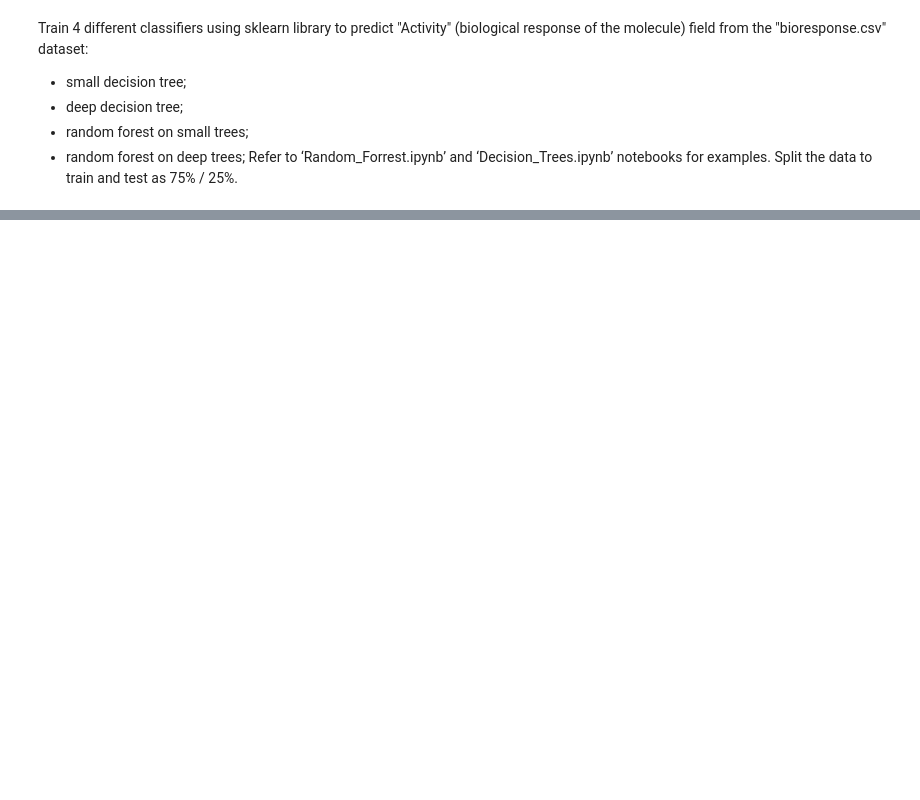
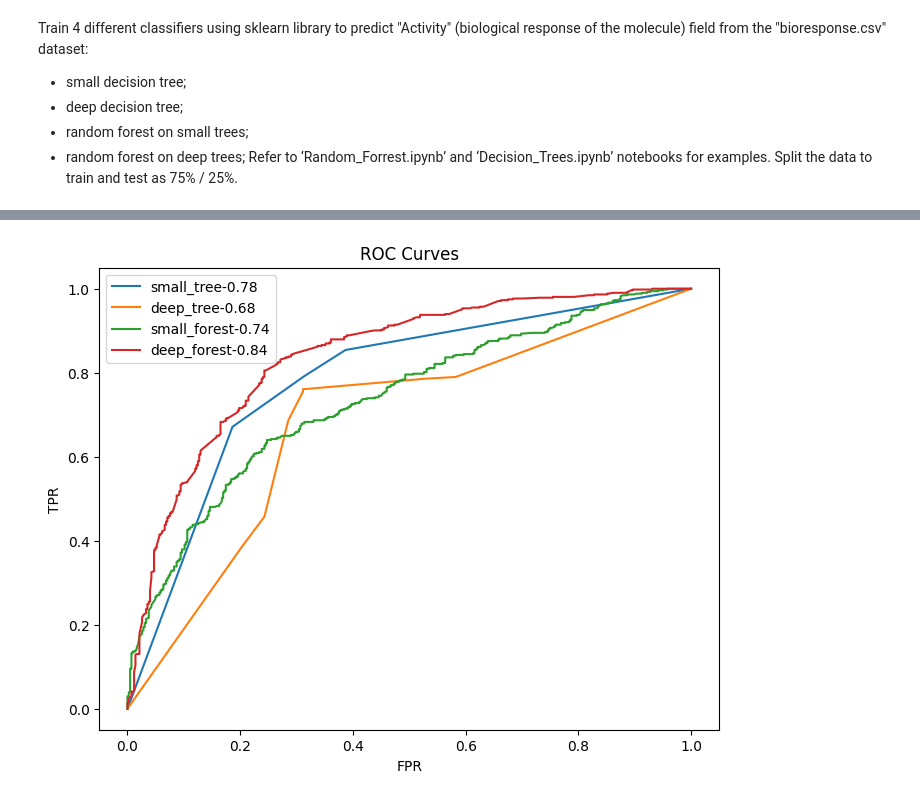
Before and after one commit to abrleva8/machine_learning, a Jupyter notebook: ht/1/ht_01_Abramian.ipynb, the cells around one changed output, grey strips where cells are left out. Saved outputs shown, nothing was run; the diff lists cells and outputs as text; code cells hidden in the pictures; blank space fills up the shorter version.

```diff
--- a/ht/1/ht_01_Abramian.ipynb
+++ b/ht/1/ht_01_Abramian.ipynb
@@ -31,3 +57,3 @@ deep_tree_model = DecisionTreeClassifier(max_depth=20)
 # %%
-small_tree_model.fit(X_train, y_train)
-deep_tree_model.fit(X_train, y_train)
+for model_key in tqdm(models):
+    models[model_key].fit(X_train, y_train)
@@ -44,0 +94,16 @@ print(get_metrics(deep_tree_model, X_test, y_test))
+# %%
+metrics_for_auc = {}
+for model in tqdm(models):
+    y_scores = models[model].predict_proba(X_test)[:, 1]
+    fpr, tpr, _ = roc_curve(y_test, y_scores)
+
+    _auc = roc_auc_score(y_test, y_scores)
+    metrics_for_auc[model] = fpr, tpr, _auc
+# %%
+metrics_for_roc = {}
+for model in tqdm(models):
+    y_scores = models[model].predict_proba(X_test)[:, 1]
+    precision, recall, _ = precision_recall_curve(y_test, y_scores)
+    auc_pr_score = auc(recall, precision)
+    # auc = roc_auc_score(y_test, y_scores)
+    metrics_for_roc[model] = precision, recall, auc_pr_score
@@ -44,0 +130,14 @@ print(get_metrics(deep_tree_model, X_test, y_test))
+# %%
+# for plot_data in metrics_for_plot:
+# recall, precision = metrics_for_plot['deep_tree']
+plt.figure(figsize=(8, 6))
+for model in models:
+    fpr, tpr, _auc = metrics_for_auc[model]
+    plt.plot(fpr, tpr, label=f'{model}-{_auc:.2}')
+plt.xlabel('FPR')
+plt.ylabel('TPR')
+plt.title('ROC Curves')
+plt.legend()
+plt.show()
+# %% [output]
+[figure, added]
```
Also changed, not shown: parts of 8 cells of this notebook.
